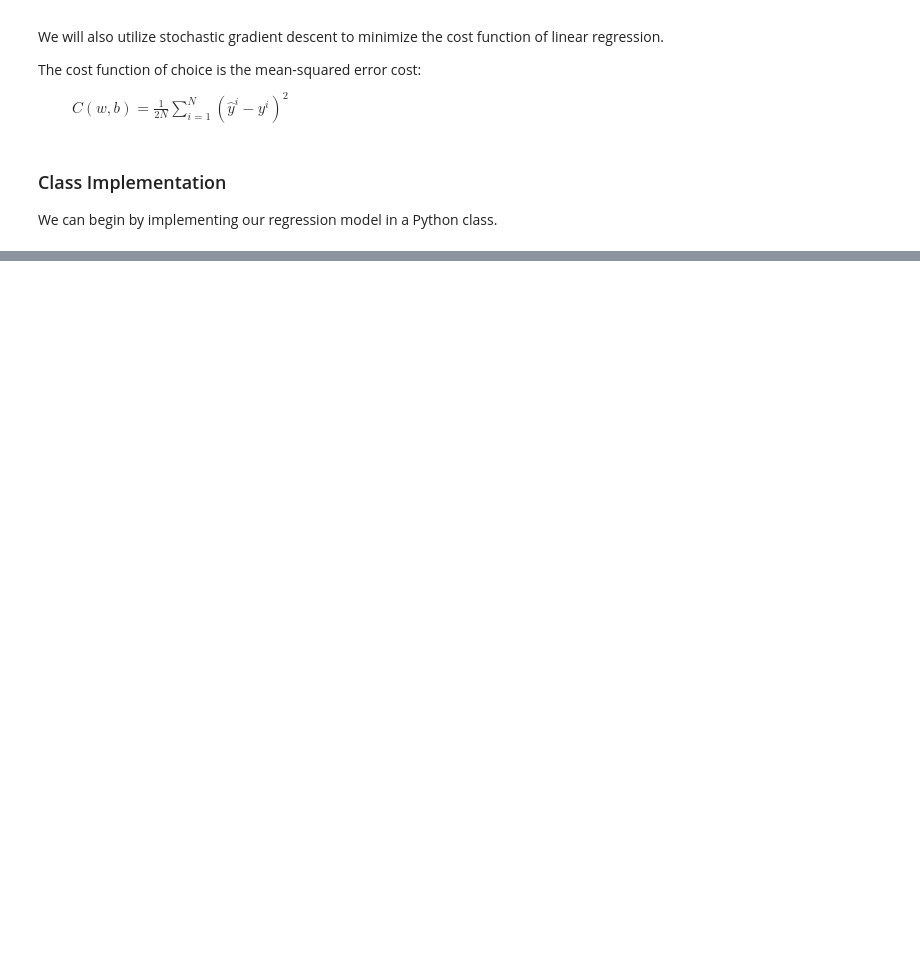
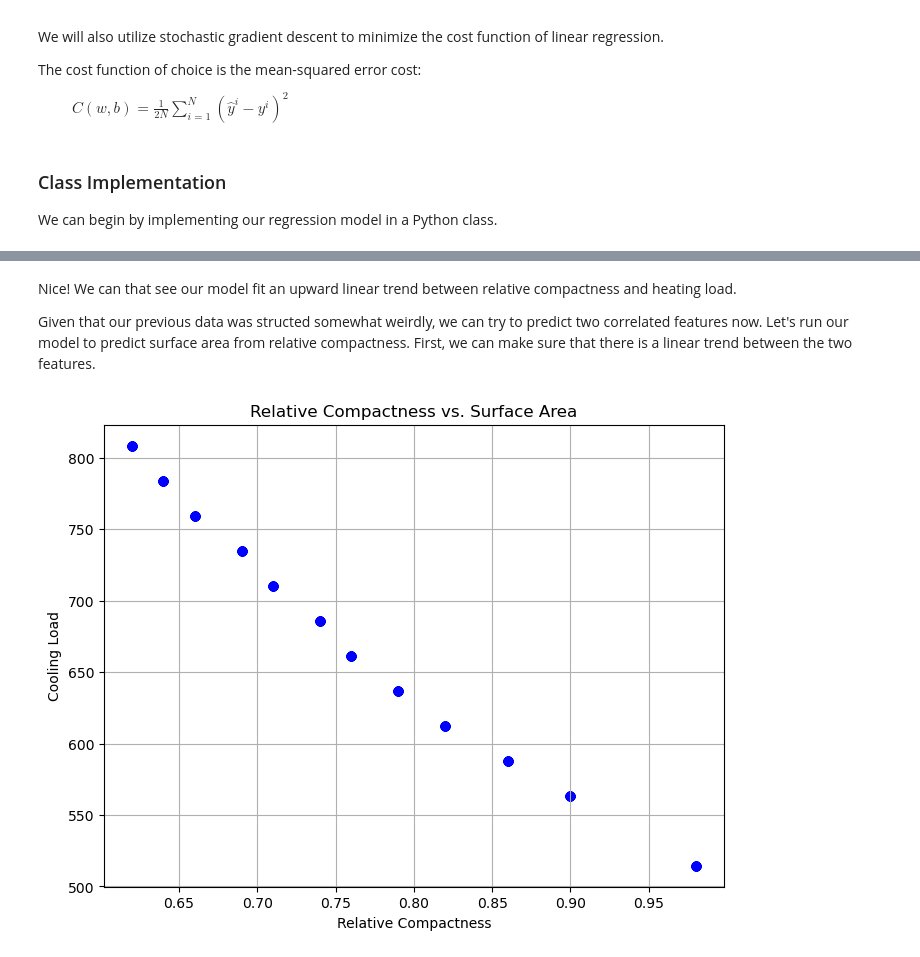
Before and after one commit to kritshan/INDE-577, a Jupyter notebook: Supervised Learning/Linear + Logistic Regression/linear_regression.ipynb, the cells around one changed output, grey strips where cells are left out. Saved outputs shown, nothing was run; the diff lists cells and outputs as text; code cells hidden in the pictures; blank space fills up the shorter version.

```diff
--- a/Supervised Learning/Linear + Logistic Regression/linear_regression.ipynb
+++ b/Supervised Learning/Linear + Logistic Regression/linear_regression.ipynb
@@ -236,0 +231,17 @@ plt.show()
+# %% [markdown]
+Nice! We can that see our model fit an upward linear trend between relative compactness and heating load.
+
+Given that our previous data was structed somewhat weirdly, we can try to predict two correlated features now. Let's run our model to predict surface area from relative compactness. First, we can make sure that there is a linear trend between the two features.
+# %%
+X = energy['X1'].values.reshape(-1, 1)
+y = energy['X2'].values
+
+plt.figure(figsize=(8, 6))
+plt.scatter(X, y, color='blue', alpha=0.5)
+plt.title('Relative Compactness vs. Surface Area')
+plt.xlabel('Relative Compactness')
+plt.ylabel('Cooling Load')
+plt.grid(True)
+plt.show()
+# %% [output]
+[figure, added]
```
Also changed, not shown: parts of 10 cells of this notebook.
